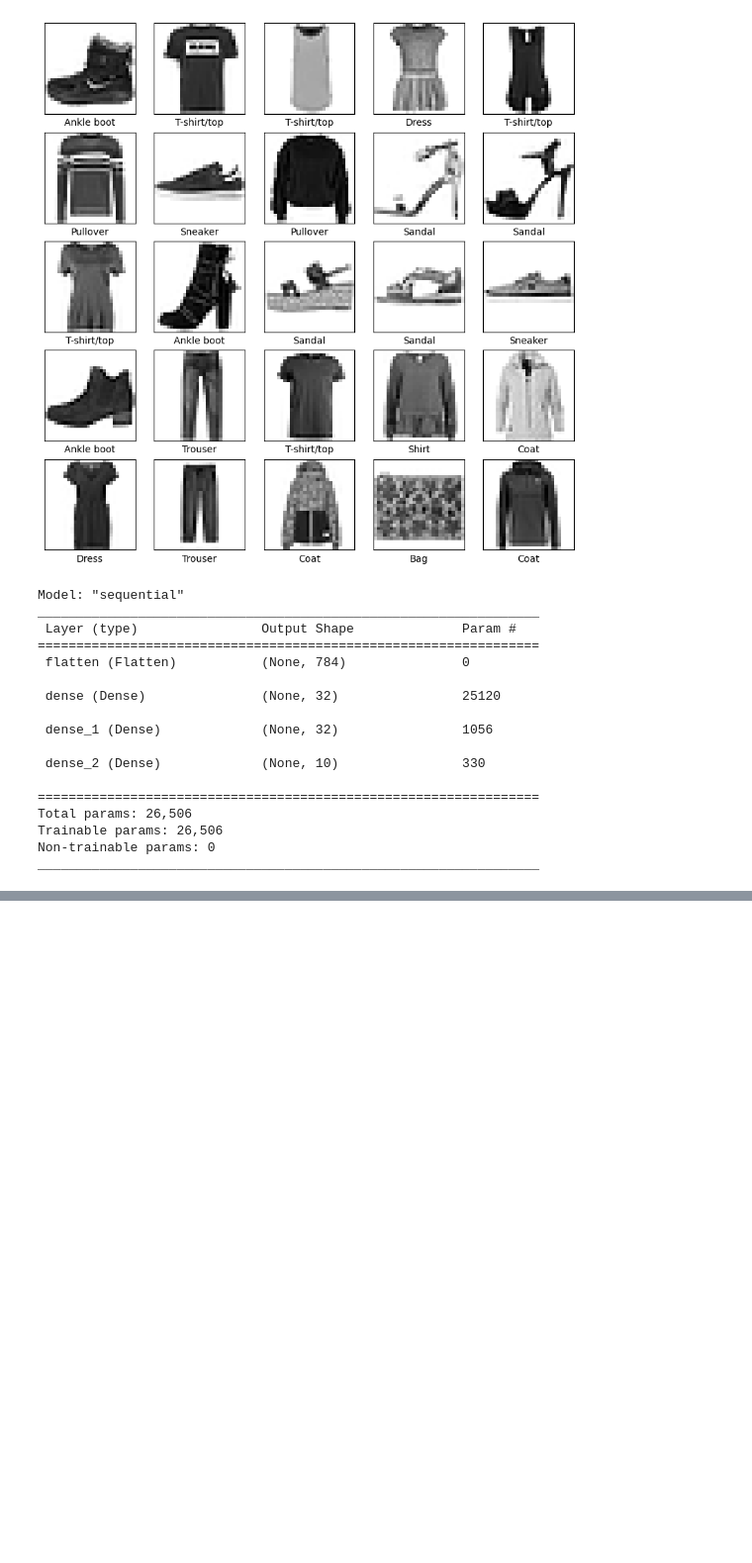
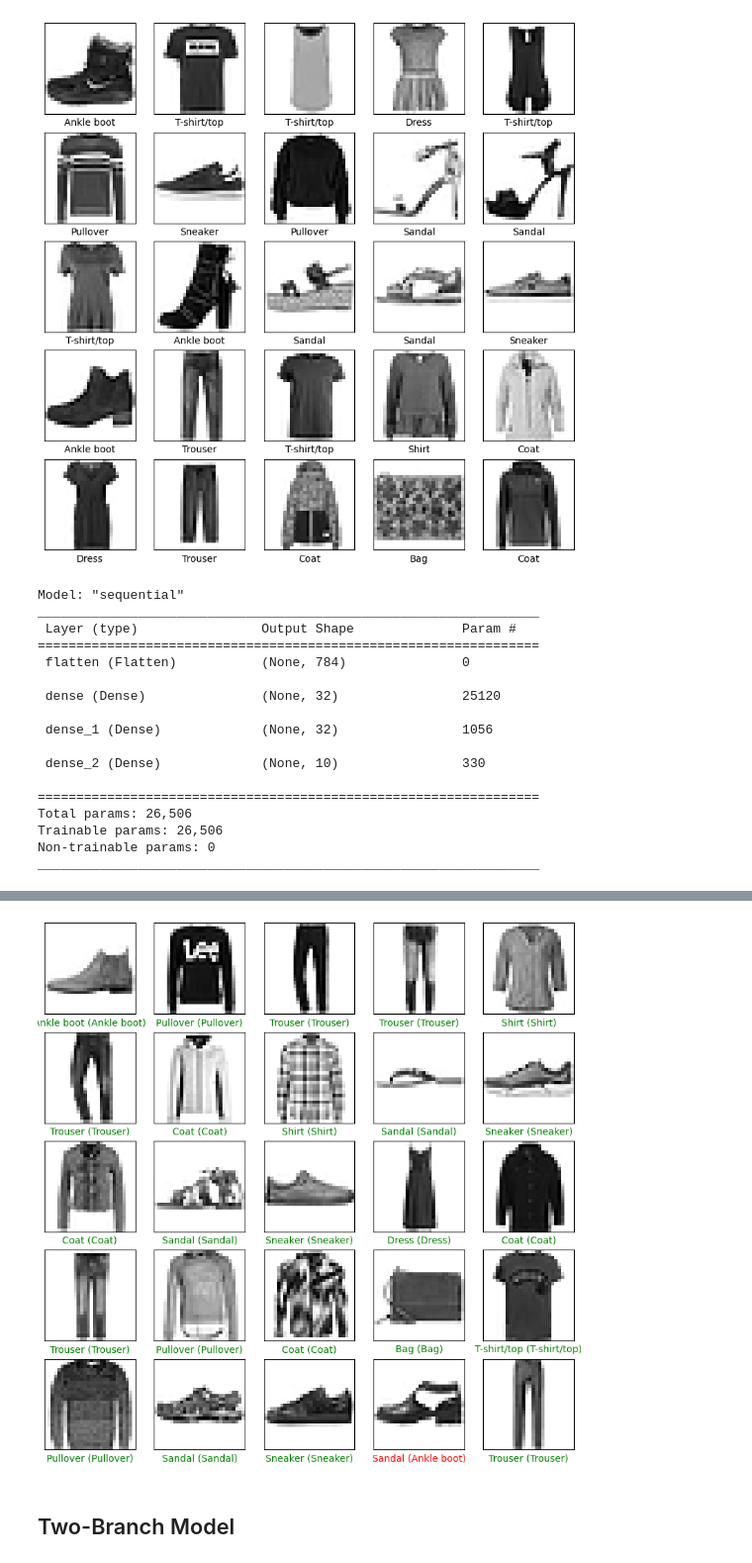
Before and after one commit to andricoc/fashion-mnist-classification, a Jupyter notebook: classification.ipynb, the cells around one changed output, grey strips where cells are left out. Shown: that part at 99% size. Saved outputs shown, nothing was run; the diff lists cells and outputs as text; code cells hidden in the pictures; blank space fills up the shorter version.

Commit message:
Code modification and added plot image

```diff
--- a/classification.ipynb
+++ b/classification.ipynb
@@ -157,0 +251,25 @@ for i in range(25):
+# %%
+from sklearn.metrics import accuracy_score
+from sklearn.metrics import classification_report
+from sklearn.metrics import confusion_matrix
+
+# Print the loss and accuracy of the test data
+score = model.evaluate(x_test, y_test, verbose=0)
+print('Test loss:', score[0])
+print('Test accuracy:', score[1])
+
+# Print the confusion matrix
+
+test_predict= model.predict(x_test)
+test_classes=np.argmax(test_predict,axis=1)
+report = """
+Confusion Matrix:
+{}
+""".format(confusion_matrix(y_test, test_classes))
+print(report)
+labels = {0 : "T-shirt/top", 1: "Trouser", 2: "Pullover", 3: "Dress", 4: "Coat",
+          5: "Sandal", 6: "Shirt", 7: "Sneaker", 8: "Bag", 9: "Ankle Boot"}
+# Print the classification report
+print("Classification report")
+target_names = ["Class {} {}".format(i, labels[i]) for i in range(10)]
+print(classification_report(y_test, test_classes, target_names=target_names))
@@ -157,0 +294,23 @@ for i in range(25):
+# %%
+# Code to visualize predictions
+# Incorrect predictions are highlighted in red
+plt.figure(figsize=(10,10))
+for i in range(25):
+    plt.subplot(5,5,i+1)
+    plt.xticks([])
+    plt.yticks([])
+    plt.grid(False)
+    plt.imshow(x_test[i], cmap=plt.cm.binary)
+    predicted_label = test_classes[i]
+    true_label = y_test[i]
+    if predicted_label == true_label:
+      color = 'green'
+    else:
+      color = 'red'
+    plt.xlabel("{} ({})".format(class_names[predicted_label],
+                                  class_names[true_label]),
+                                  color=color)
+# %% [output]
+[figure, added]
+# %% [markdown]
+## Two-Branch Model
```
Also changed, not shown: parts of 23 cells of this notebook, 2 other files.
